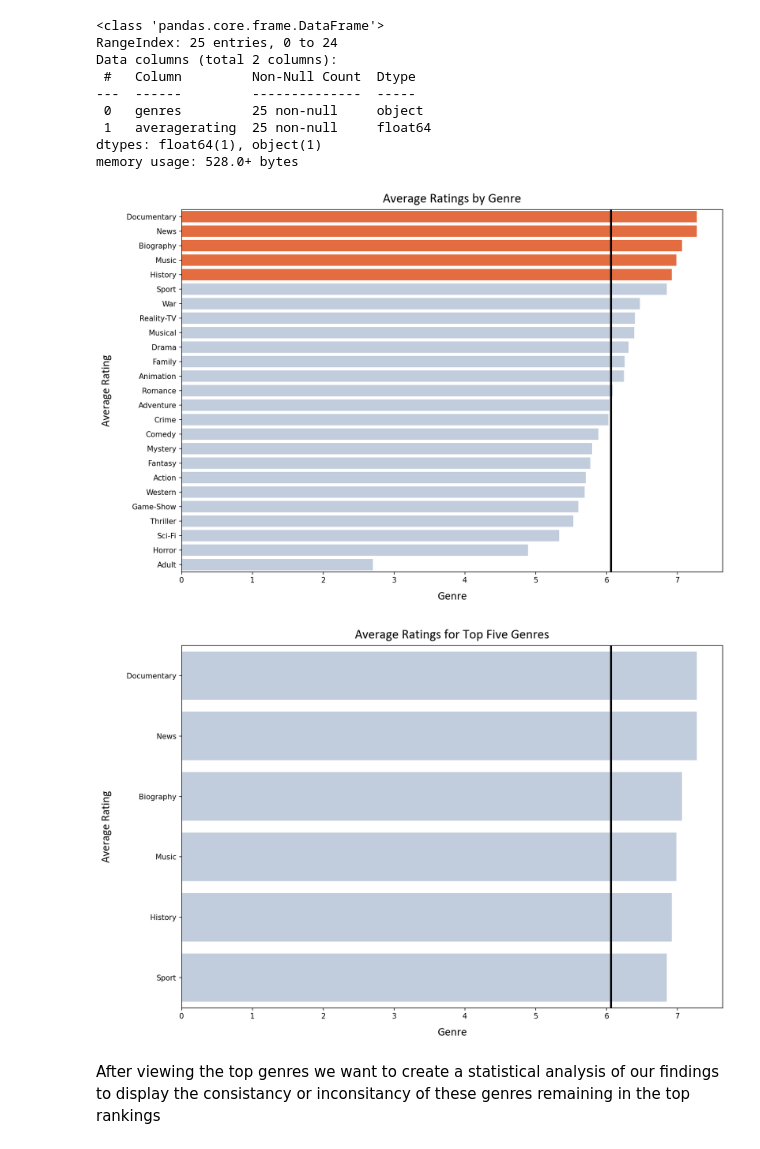
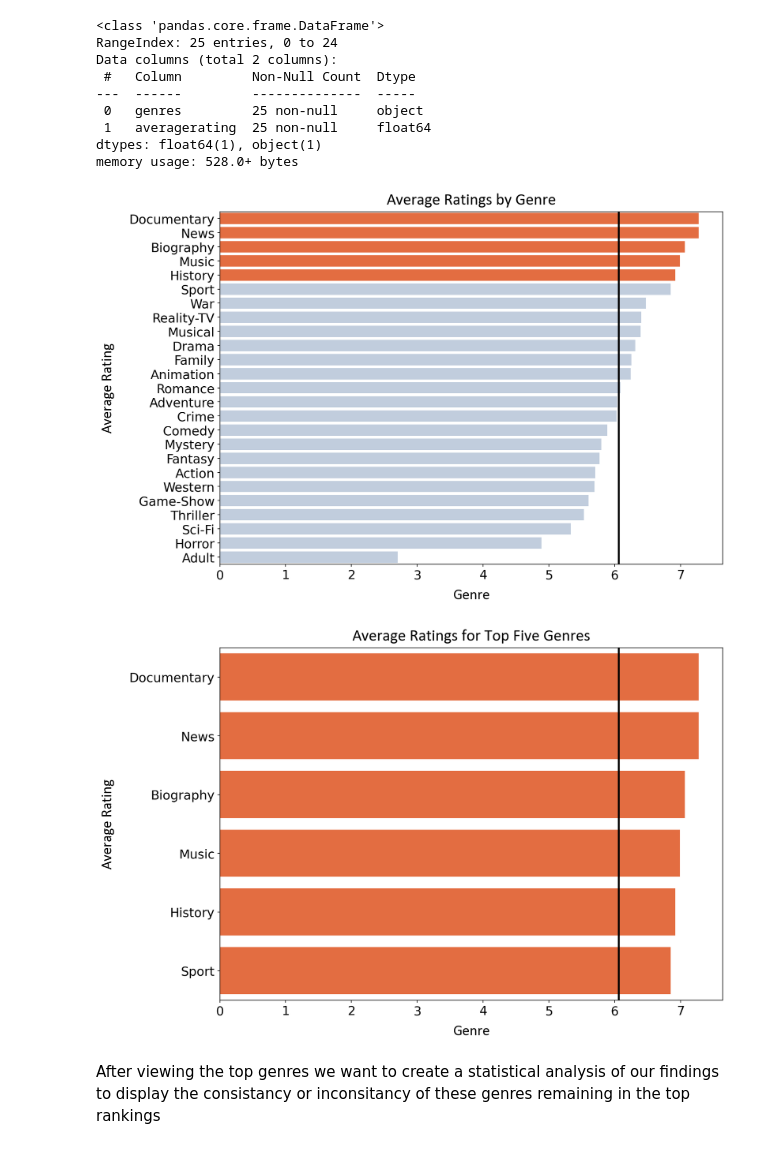
Before and after one commit to hacampbell1/teamaustin, a Jupyter notebook: computer_vision.ipynb, the cells around one changed output. Drawn from its saved outputs; the diff is of its cells as text; code cells hidden in the pictures.

```diff
--- a/computer_vision.ipynb
+++ b/computer_vision.ipynb
@@ -146,9 +146,9 @@ memory usage: 528.0+ bytes
 # %%
 """ Visualizing the top 5 genres compared to all other genres """
 
-title_font = {'fontname':'Calibri', 'size':'18', 'color':'black', 'weight':'normal',
+title_font = {'fontname':'Calibri', 'size':'22', 'color':'black', 'weight':'normal',
               'verticalalignment':'bottom'}
-label_font = {'fontname':'Calibri', 'size':'16', 'weight':'normal'}
+label_font = {'fontname':'Calibri', 'size':'20', 'weight':'normal'}
 
 lowest_top_5_rating = grouped_genre_ratings['averagerating'][4]
 
@@ -164,26 +164,26 @@ ax.set_title('Average Ratings by Genre', title_font)
 ax.set_xlabel('Genre', label_font, labelpad = 10)
 ax.set_ylabel('Average Rating', label_font, labelpad = 20)
 ax.axvline(average_rating, c='k', ls='-', lw=2.5)
-#ax.axvline(median_rating, c='orange', ls='--', lw=2.5)
+ax.tick_params(axis='both', which='major', labelsize=17)
 plt.tight_layout()
 # %% [output]
-[figure, old version]
+[figure, new version]
 # %%
 """ Visualizing top 5 genres against themselves """
 
 top_5_genres = grouped_genre_ratings[0:6]
 
 fig, ax = plt.subplots(figsize = (12, 8), dpi = 150)
-cols = ['lightsteelblue']
+cols = ['orangered']
 sns.barplot(x = top_5_genres['averagerating'], y = top_5_genres['genres'], palette = cols, alpha = 0.85, ax = ax, orient ='h')
 ax.set_title('Average Ratings for Top Five Genres', title_font)
 ax.set_xlabel('Genre', label_font, labelpad = 10)
 ax.set_ylabel('Average Rating', label_font, labelpad = 20)
 ax.axvline(average_rating, c='k', ls='-', lw=2.5)
-#ax.axvline(median_rating, c='orange', ls='--', lw=2.5)
+plt.tick_params(axis='both', which='major', labelsize=17)
 plt.tight_layout()
 # %% [output]
-[figure, old version]
+[figure, new version]
 # %% [markdown]
 After viewing the top genres we want to create a statistical analysis of our findings to display the consistancy or inconsitancy of these genres remaining in the top rankings
 # %% [markdown]
```
Also changed, not shown: parts of 4 cells of this notebook.
